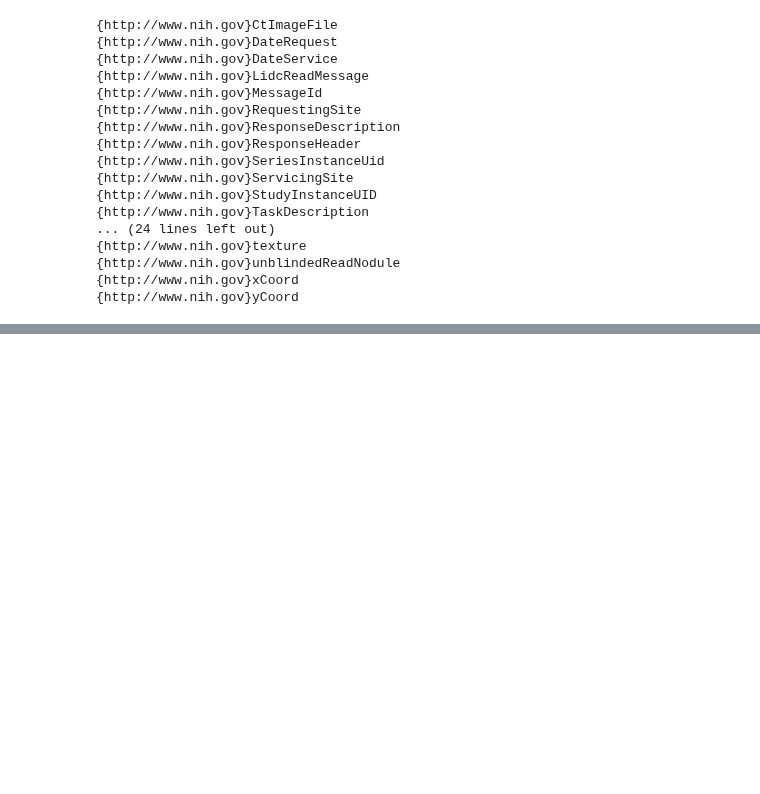
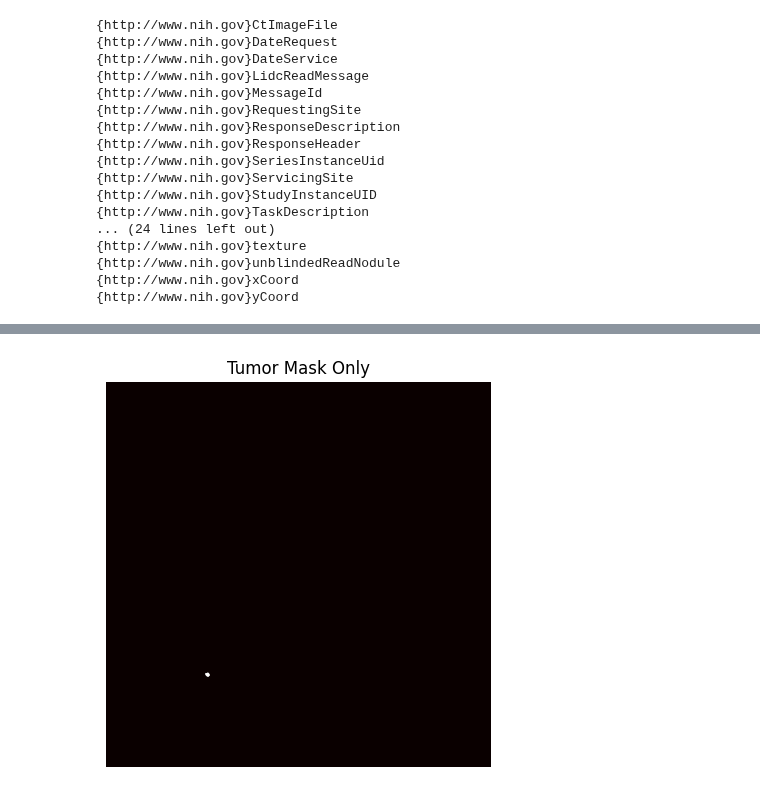
Before and after one commit to 26harvintilavat/Lung-Tumor-Segmentation, a Jupyter notebook: notebooks/02_lidc_notebook.ipynb, the cells around one changed output, grey strips where cells are left out. Cells and saved outputs as stored; diff of their text form; code cells hidden in the pictures; blank space fills up the shorter version.

```diff
--- a/notebooks/02_lidc_notebook.ipynb
+++ b/notebooks/02_lidc_notebook.ipynb
@@ -147,0 +439,8 @@ for t in sorted(tags):
+# %%
+plt.figure(figsize=(5,5))
+plt.imshow(mask[90], cmap="hot")
+plt.title("Tumor Mask Only")
+plt.axis("off")
+plt.show()
+# %% [output]
+[figure, added]
```
Also changed, not shown: parts of 36 cells of this notebook.
